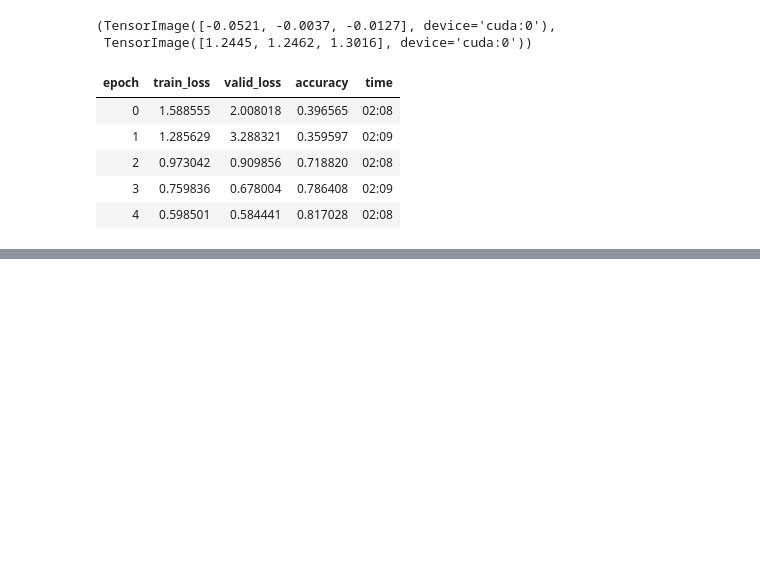
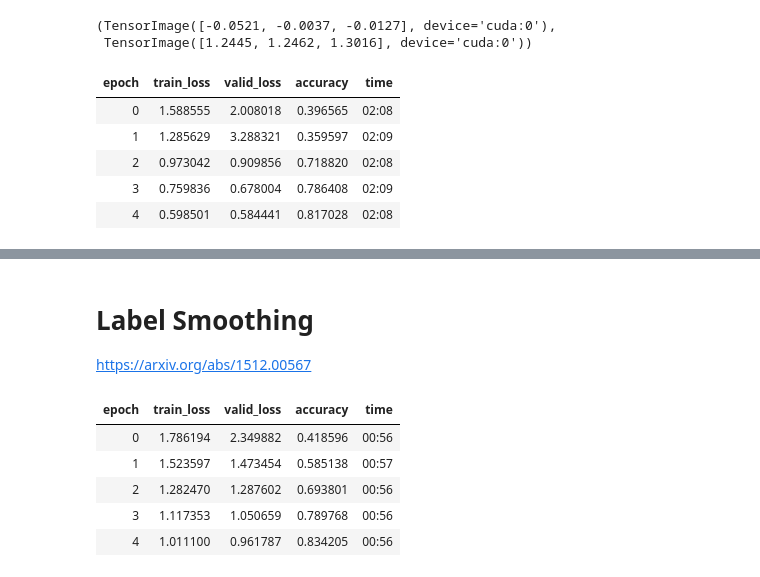
Before and after one commit to wtznc/fastai, a Jupyter notebook: wtznc_07_sizing_and_tta.ipynb, the cells around one changed output, grey strips where cells are left out. Drawn from its saved outputs; the diff is of its cells as text; code cells hidden in the pictures; blank space fills up the shorter version.

```diff
--- a/wtznc_07_sizing_and_tta.ipynb
+++ b/wtznc_07_sizing_and_tta.ipynb
@@ -75,0 +156,16 @@ When fast.ai and its team of students won the DAWNBench competition in 2018, one
+# %% [markdown]
+# Label Smoothing
+
+https://arxiv.org/abs/1512.00567
+# %%
+model = xresnet50(n_out=dls.c)
+learn = Learner(dls, model, loss_func=LabelSmoothingCrossEntropy(),
+                metrics=accuracy)
+learn.fit_one_cycle(5, 3e-3)
+# %% [output]
+| epoch | train_loss | valid_loss | accuracy | time |
+| 0 | 1.786194 | 2.349882 | 0.418596 | 00:56 |
+| 1 | 1.523597 | 1.473454 | 0.585138 | 00:57 |
+| 2 | 1.282470 | 1.287602 | 0.693801 | 00:56 |
+| 3 | 1.117353 | 1.050659 | 0.789768 | 00:56 |
+| 4 | 1.011100 | 0.961787 | 0.834205 | 00:56 |
```
Also changed, not shown: parts of 8 cells of this notebook.
